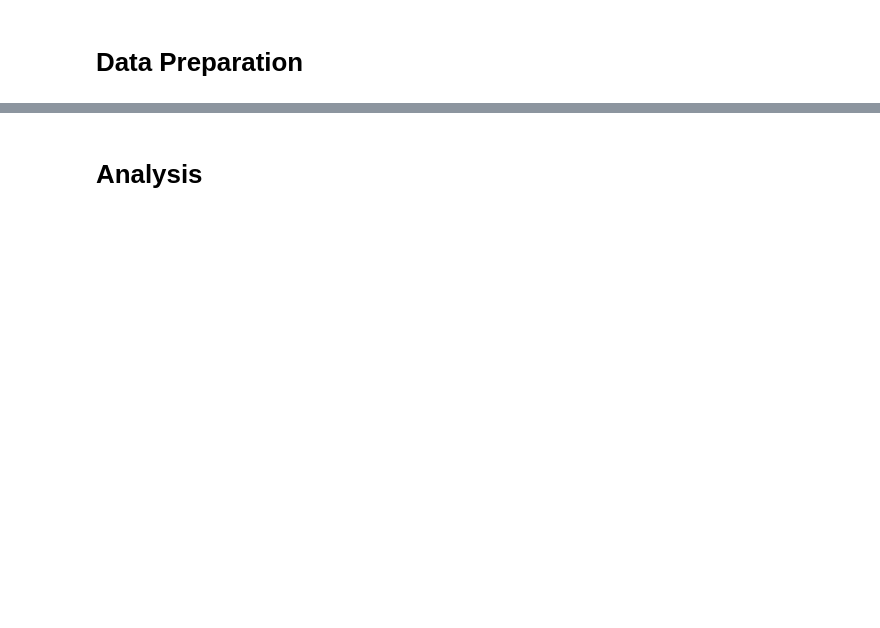
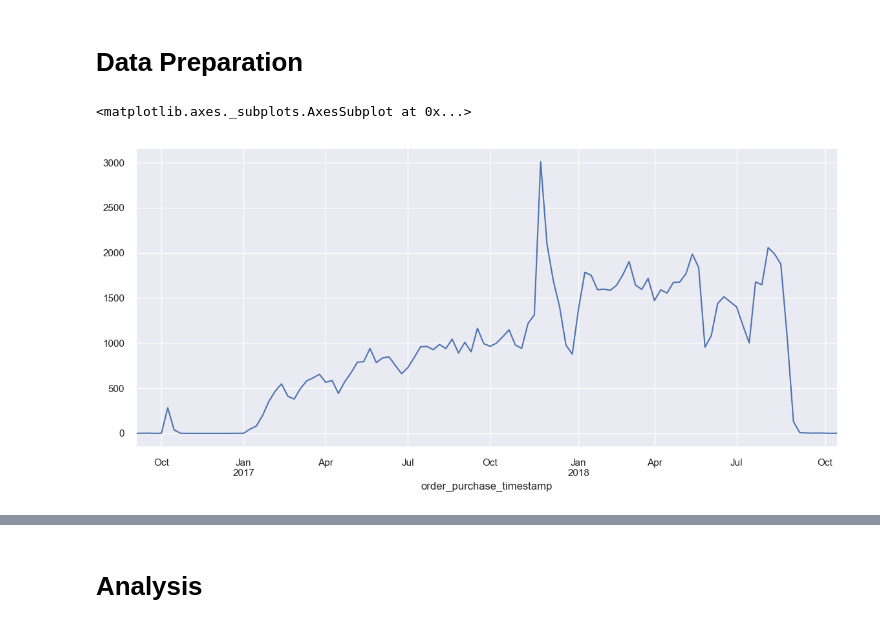
Before and after one commit to leeyenter/bt4211-project, a Jupyter notebook: Purchase Prediction - YT.ipynb, the cells around one changed output, grey strips where cells are left out. Cells and saved outputs as stored; diff of their text form; code cells hidden in the pictures; blank space fills up the shorter version.

Commit message:
WIP: Customer purchase prediction

```diff
--- a/Purchase Prediction - YT.ipynb
+++ b/Purchase Prediction - YT.ipynb
@@ -41,8 +42,18 @@ sns.set(rc={'figure.figsize':(14, 6)})
 # %%
 customers = pd.read_csv("data/olist_customers_dataset.csv")
-orders = pd.read_csv("data/olist_orders_dataset.csv").merge(customers, on='customer_id').drop('customer_id', axis=1)
+orders = pd.read_csv("data/olist_orders_dataset.csv")
 order_items = pd.read_csv("data/olist_order_items_dataset.csv")
 reviews = pd.read_csv("data/olist_order_reviews_dataset.csv")
+products = pd.read_csv("data/olist_products_dataset.csv").set_index('product_id')
+products.product_category_name.fillna('others', inplace=True)
+order_items = order_items.join(products, on='product_id').drop(['order_item_id'], axis=1)
 
 for col in ['order_purchase_timestamp', 'order_approved_at', 'order_delivered_carrier_date', 'order_delivered_customer_date', 'order_estimated_delivery_date']:
     orders[col] = pd.to_datetime(orders[col])
+
+state_data = pd.read_csv("data/brazil_state_data.csv")
+state_data.set_index('state', inplace=True)
+state_data['gdp_per_capita'] = state_data['gdp'] / state_data['population']
+customers = customers.join(state_data, on='customer_state')
+
+orders = orders.merge(customers, on='customer_id').drop('customer_id', axis=1)
@@ -54,9 +69,11 @@ orders['time_to_ship'] = (orders.order_delivered_carrier_date - orders.order_app
 orders['time_to_reach'] = (orders.order_delivered_customer_date - orders.order_delivered_carrier_date).dt.total_seconds()
 orders['days_delivery_diff'] = (orders.order_estimated_delivery_date - orders.order_delivered_customer_date).dt.days
 orders['month_purchase'] = orders.order_purchase_timestamp.dt.month
+# %%
+orders['customer_num_order'] = orders.groupby('customer_unique_id')['order_purchase_timestamp'].rank()
 # %%
-repeat_orders = pd.DataFrame(customers.customer_unique_id.value_counts() > 1)
-repeat_orders.columns = ['repeat_customer']
+max_num_orders = pd.DataFrame(customers.customer_unique_id.value_counts())
+max_num_orders.columns = ['max_num_orders']
 # %%
 order_details = order_items.groupby('order_id').agg({'price': ['size', 'sum', 'mean'], 'freight_value': ['sum', 'mean'], 'product_id': ['nunique'], 'seller_id': ['nunique']})
 cols = ['_'.join(col) for col in order_details.columns]
@@ -65,3 +82,10 @@ order_details.columns = cols
 # %%
 order_reviews = reviews.groupby('order_id').agg({'review_score': ['size', 'mean']})
 order_reviews.columns = ['num_reviews', 'avg_review']
+# %%
+orders = orders.join(max_num_orders, on='customer_unique_id').join(order_details, on='order_id').join(order_reviews, on='order_id')
+# %%
+orders[['order_purchase_timestamp']].set_index('order_purchase_timestamp').resample('W').size().plot()
+# %% [output]
+<matplotlib.axes._subplots.AxesSubplot at 0x...>
+[figure, added]
```
Also changed, not shown: parts of 46 cells of this notebook.
